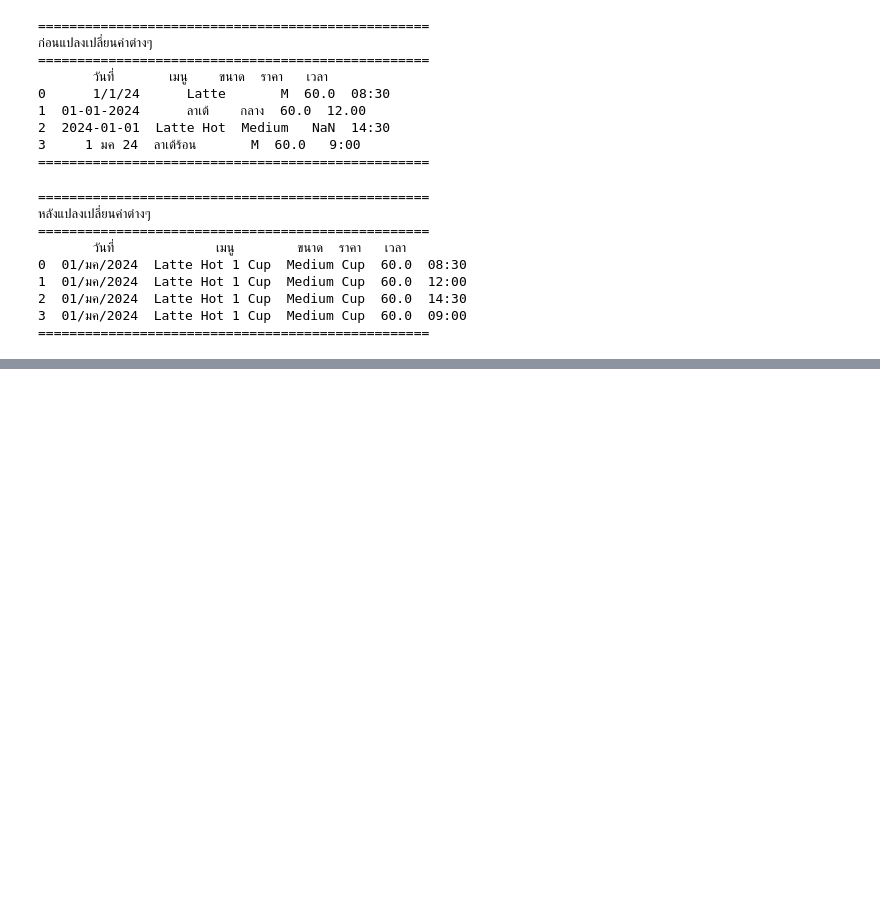
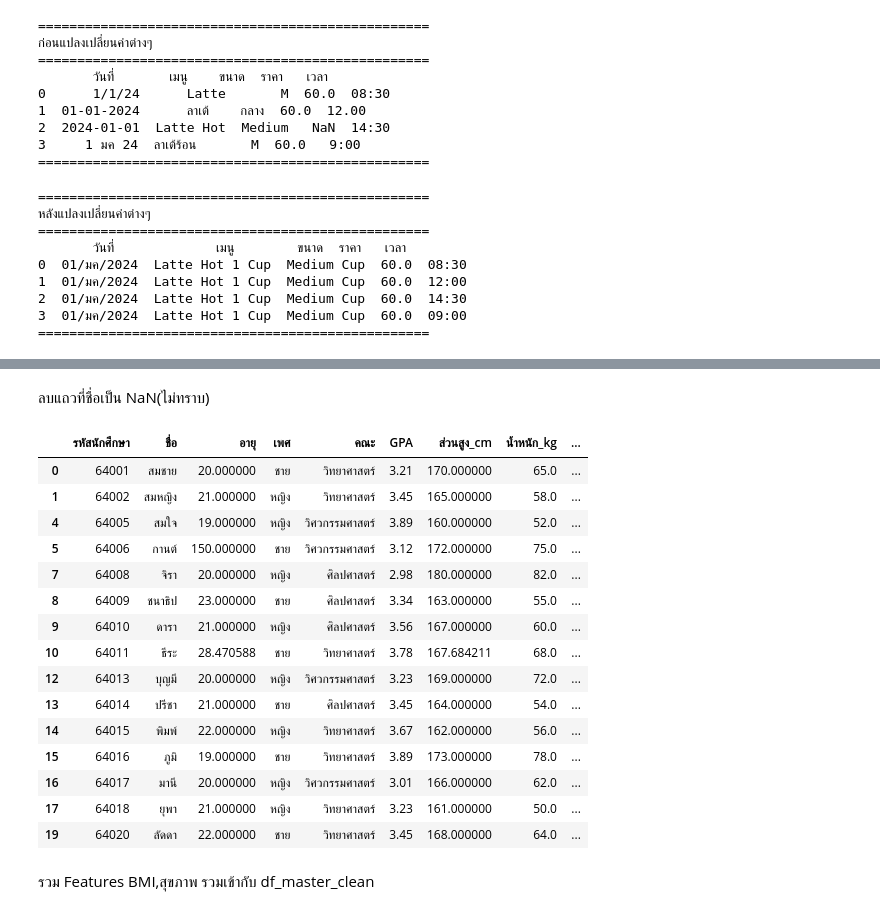
Before and after one commit to 660710703chutiphong/ai-660710703, a Jupyter notebook: AssignmentWeek4.ipynb, the cells around one changed output, grey strips where cells are left out. Saved outputs shown, nothing was run; the diff lists cells and outputs as text; code cells hidden in the pictures; blank space fills up the shorter version.

```diff
--- a/AssignmentWeek4.ipynb
+++ b/AssignmentWeek4.ipynb
@@ -542,0 +677,20 @@ print()
+# %%
+def standardize_faculty(name):
+    if name in ['วิทยาศาสตร์', 'วิทย์', 'Science','Sci', 'คณะวิทยาศาสตร์']:
+        return 'วิทยาศาสตร์'
+    elif name in ['ศิลปศาสตร์', 'ศิลป์', 'Arts','Liberal Arts']:
+        return 'ศิลปศาสตร์'
+    elif name in ['วิศวกรรม','วิศวฯ', 'Engineering','วิศวะ', 'วิศวกรรมศาสตร์']:
+        return 'วิศวกรรมศาสตร์'
+    else:
+        return name
+df_csv['คณะ'] = df_csv['คณะ'].apply(standardize_faculty)
+
+def standardize_sex(name):
+    if name in ['ชาย','ช','M','Male']:
+        return 'ชาย'
+    elif name in ['หญิง', 'ญ', 'F','Female']:
+        return 'หญิง'
+    else:
+        return name
+df_csv['เพศ'] = df_csv['เพศ'].apply(standardize_sex)
@@ -542,0 +699,3 @@ print()
+# %%
+df_csv['คณะ'].fillna(df_csv['คณะ'].mode()[0], inplace=True)
+df_csv['เพศ'].fillna(df_csv['เพศ'].mode()[0], inplace=True)
@@ -542,0 +722,4 @@ print()
+# %%
+Q1 = df_csv['GPA'].quantile(0.25)
+Q3 = df_csv['GPA'].quantile(0.75)
+IQR = Q3 - Q1
@@ -542,0 +728,12 @@ print()
+# %%
+lower_bound = Q1 - 1.5 * IQR
+upper_bound = Q3 + 1.5 * IQR
+
+# กรองค่าผิดปกติ
+df_no_outliers = df_csv[(df_csv['GPA'] >= lower_bound) & (df_csv['GPA'] <= upper_bound)]
+
+print(f"\nขอบเขตล่าง - {lower_bound}")
+print(f"ขอบเขตบน - {upper_bound}")
+print(f"\nข้อมูลหลังกรองค่าผิดปกติ")
+print(df_no_outliers)
+print(f"\nค่าเฉลี่ยอายุ (หลังกรองค่าผิดปกติ) - {df_no_outliers['GPA'].mean():.2f}")
@@ -542,0 +758,24 @@ print()
+# %% [markdown]
+ลบแถวที่ชื่อเป็น NaN(ไม่ทราบ)
+# %%
+df_master_clean = df_no_outliers.dropna()
+df_master_clean
+# %% [output]
+|  | รหัสนักศึกษา | ชื่อ | อายุ | เพศ | คณะ | GPA | ส่วนสูง_cm | น้ำหนัก_kg | ... |
+| 0 | 64001 | สมชาย | 20.000000 | ชาย | วิทยาศาสตร์ | 3.21 | 170.000000 | 65.0 | ... |
+| 1 | 64002 | สมหญิง | 21.000000 | หญิง | วิทยาศาสตร์ | 3.45 | 165.000000 | 58.0 | ... |
+| 4 | 64005 | สมใจ | 19.000000 | หญิง | วิศวกรรมศาสตร์ | 3.89 | 160.000000 | 52.0 | ... |
+| 5 | 64006 | กานต์ | 150.000000 | ชาย | วิศวกรรมศาสตร์ | 3.12 | 172.000000 | 75.0 | ... |
+| 7 | 64008 | จิรา | 20.000000 | หญิง | ศิลปศาสตร์ | 2.98 | 180.000000 | 82.0 | ... |
+| 8 | 64009 | ชนาธิป | 23.000000 | ชาย | ศิลปศาสตร์ | 3.34 | 163.000000 | 55.0 | ... |
+| 9 | 64010 | ดารา | 21.000000 | หญิง | ศิลปศาสตร์ | 3.56 | 167.000000 | 60.0 | ... |
+| 10 | 64011 | ธีระ | 28.470588 | ชาย | วิทยาศาสตร์ | 3.78 | 167.684211 | 68.0 | ... |
+| 12 | 64013 | บุญมี | 20.000000 | หญิง | วิศวกรรมศาสตร์ | 3.23 | 169.000000 | 72.0 | ... |
+| 13 | 64014 | ปรีชา | 21.000000 | ชาย | ศิลปศาสตร์ | 3.45 | 164.000000 | 54.0 | ... |
+| 14 | 64015 | พิมพ์ | 22.000000 | หญิง | วิทยาศาสตร์ | 3.67 | 162.000000 | 56.0 | ... |
+| 15 | 64016 | ภูมิ | 19.000000 | ชาย | วิทยาศาสตร์ | 3.89 | 173.000000 | 78.0 | ... |
+| 16 | 64017 | มานี | 20.000000 | หญิง | วิศวกรรมศาสตร์ | 3.01 | 166.000000 | 62.0 | ... |
+| 17 | 64018 | ยุพา | 21.000000 | หญิง | วิทยาศาสตร์ | 3.23 | 161.000000 | 50.0 | ... |
+| 19 | 64020 | ลัดดา | 22.000000 | ชาย | วิทยาศาสตร์ | 3.45 | 168.000000 | 64.0 | ... |
+# %% [markdown]
+รวม Features BMI,สุขภาพ รวมเข้ากับ df_master_clean
```
Also changed, not shown: parts of 25 cells of this notebook, 1 other file.
